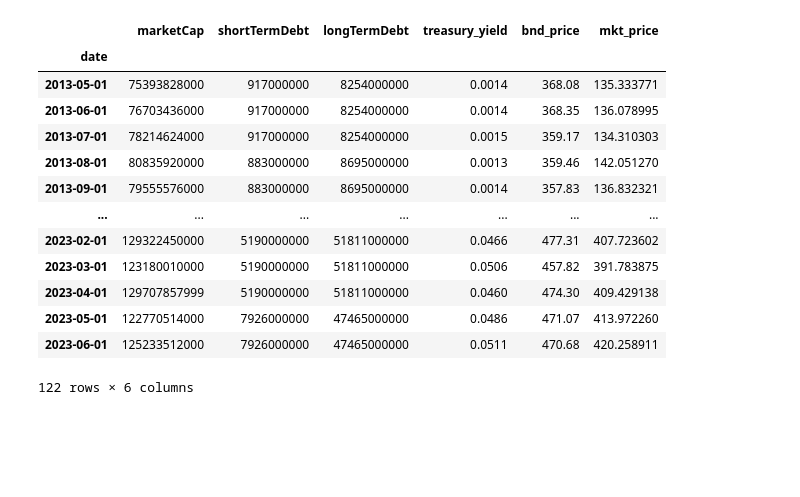
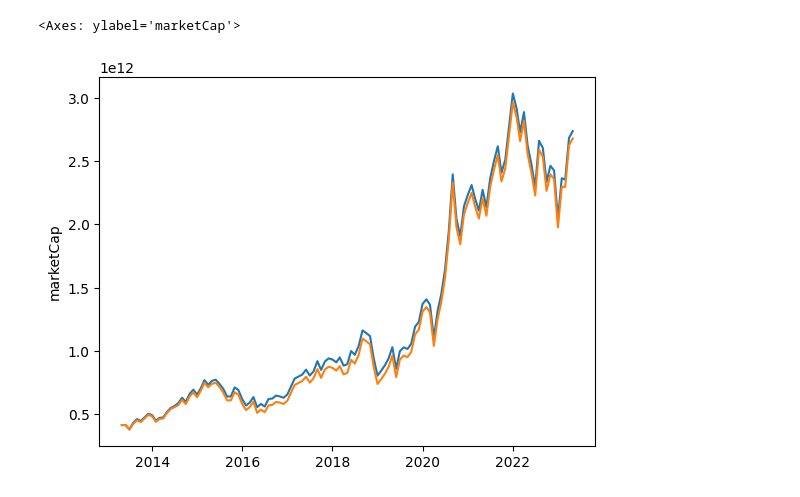
Before and after one commit to ndt93/FinancialML, a Jupyter notebook: notebooks/systematic_default.ipynb, the cells around one changed output. Drawn from its saved outputs; the diff is of its cells as text; code cells hidden in the pictures; blank space fills up the shorter version.

```diff
--- a/notebooks/systematic_default.ipynb
+++ b/notebooks/systematic_default.ipynb
@@ -173,0 +73,23 @@ dataset.to_csv(f'../data/{ticker.lower()}_structural_data.csv', index=False)
+# %%
+def create_firm_model(dataset, interval, expected_market_ret, equity_ratio=0.81, return_assets=False):
+    equity_mkt_rets = np.diff(np.log(dataset['equities_index']))
+    bnd_mkt_rets = np.diff(np.log(dataset['bonds_index']))
+    market_rets = equity_ratio * equity_mkt_rets + (1 - equity_ratio) * bnd_mkt_rets
+
+    debt_values = (dataset['shortTermDebt'] + dataset['longTermDebt']/2).values
+    risk_free_rates = dataset['treasury_yield'].iloc[:-1].values
+
+    model = FirmStructuralCreditRisk()
+    res = model.fit(
+        expected_market_ret=expected_market_ret,
+        market_rets=market_rets,
+        equity_values=dataset['marketCap'].values,
+        debt_values=debt_values,
+        debt_maturities=[1] * len(dataset),
+        interval=interval,
+        risk_free_rates=risk_free_rates,
+    )
+    if return_assets:
+        return model, res
+    else:
+        return model
@@ -195,17 +153,0 @@ dataset_monthly = dataset.resample('MS', on='date').first()
-# %%
-dataset_monthly
-# %% [output]
-|  | marketCap | shortTermDebt | longTermDebt | treasury_yield | bnd_price | mkt_price |
-| date |  |  |  |  |  |  |
-| 2013-05-01 | 75393828000 | 917000000 | 8254000000 | 0.0014 | 368.08 | 135.333771 |
-| 2013-06-01 | 76703436000 | 917000000 | 8254000000 | 0.0014 | 368.35 | 136.078995 |
-| 2013-07-01 | 78214624000 | 917000000 | 8254000000 | 0.0015 | 359.17 | 134.310303 |
-| 2013-08-01 | 80835920000 | 883000000 | 8695000000 | 0.0013 | 359.46 | 142.051270 |
-| 2013-09-01 | 79555576000 | 883000000 | 8695000000 | 0.0014 | 357.83 | 136.832321 |
-| ... | ... | ... | ... | ... | ... | ... |
-| 2023-02-01 | 129322450000 | 5190000000 | 51811000000 | 0.0466 | 477.31 | 407.723602 |
-| 2023-03-01 | 123180010000 | 5190000000 | 51811000000 | 0.0506 | 457.82 | 391.783875 |
-| 2023-04-01 | 129707857999 | 5190000000 | 51811000000 | 0.0460 | 474.30 | 409.429138 |
-| 2023-05-01 | 122770514000 | 7926000000 | 47465000000 | 0.0486 | 471.07 | 413.972260 |
-| 2023-06-01 | 125233512000 | 7926000000 | 47465000000 | 0.0511 | 470.68 | 420.258911 |
-122 rows × 6 columns
@@ -212 +161,7 @@ dataset_monthly
+# %%
+sns.lineplot(x=dataset_monthly.index.values[:-1], y=asset_values)
+sns.lineplot(x=dataset_monthly.index.values[:-1], y=dataset_monthly['marketCap'].iloc[:-1])
+# %% [output]
+<Axes: ylabel='marketCap'>
+[figure, added]
 # %%
```
Also changed, not shown: parts of 41 cells of this notebook, 14 other files.
